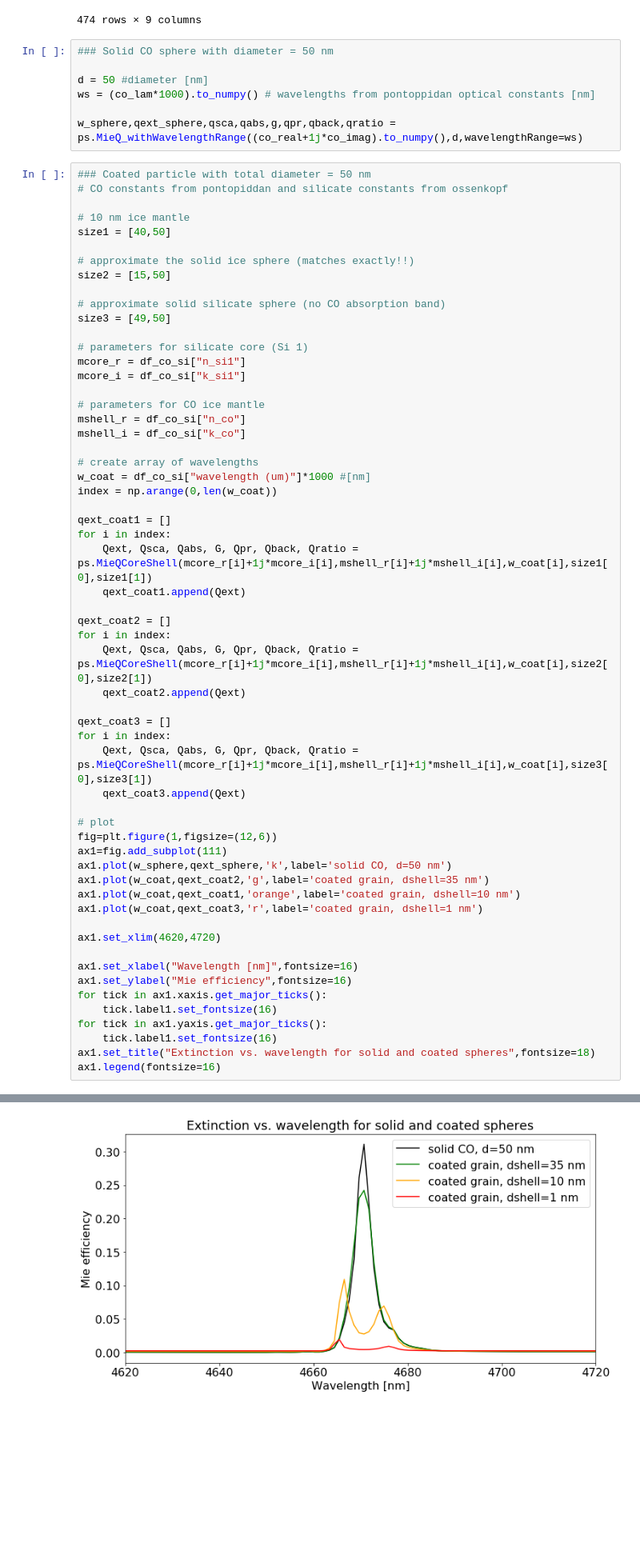
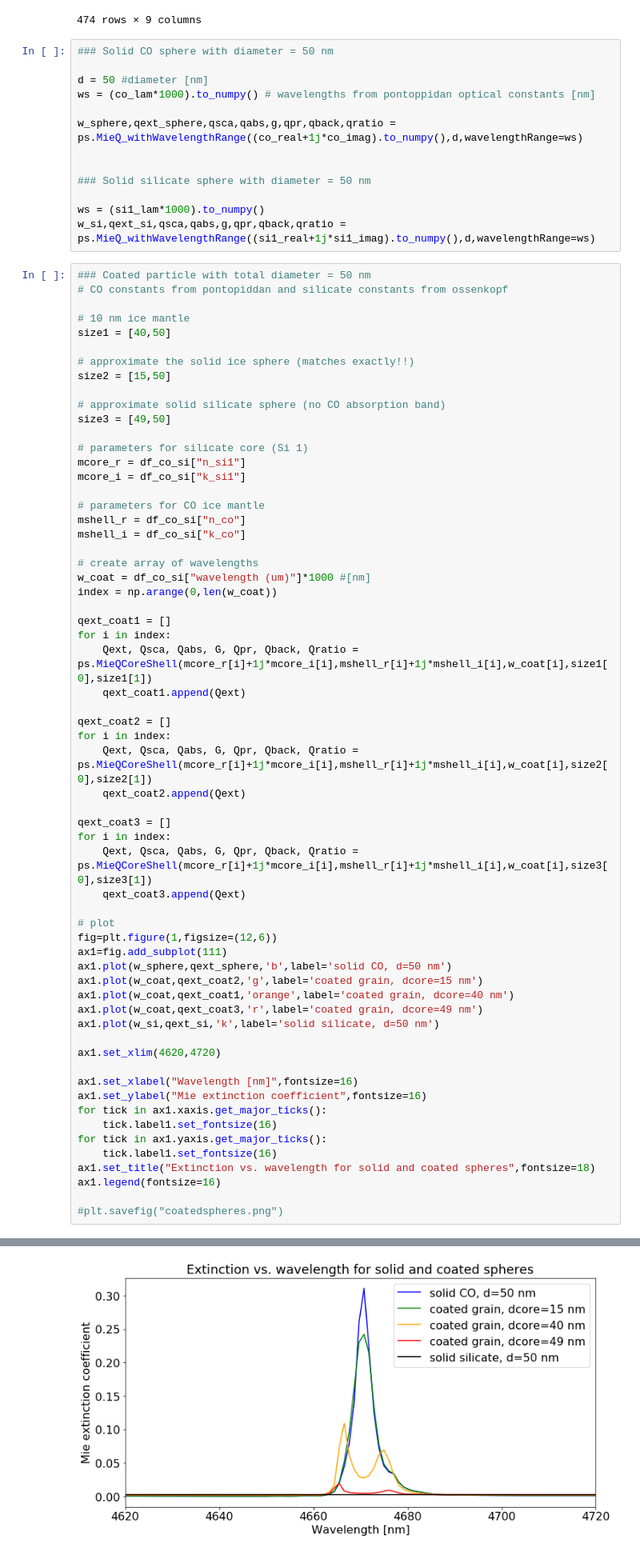
Before and after one commit to claraross1/ross_thesis, a Jupyter notebook: pymiescatt testing.ipynb, the cells around one changed output, grey strips where cells are left out. Shown: that part at 80% size. Saved outputs shown, nothing was run; the diff lists cells and outputs as text; blank space fills up the shorter version.

```diff
--- a/pymiescatt testing.ipynb
+++ b/pymiescatt testing.ipynb
@@ -618,6 +622,12 @@ d = 50 #diameter [nm]
 ws = (co_lam*1000).to_numpy() # wavelengths from pontoppidan optical constants [nm]
 
 w_sphere,qext_sphere,qsca,qabs,g,qpr,qback,qratio = ps.MieQ_withWavelengthRange((co_real+1j*co_imag).to_numpy(),d,wavelengthRange=ws)
+
+
+### Solid silicate sphere with diameter = 50 nm
+
+ws = (si1_lam*1000).to_numpy()
+w_si,qext_si,qsca,qabs,g,qpr,qback,qratio = ps.MieQ_withWavelengthRange((si1_real+1j*si1_imag).to_numpy(),d,wavelengthRange=ws)
 # %%
 ### Coated particle with total diameter = 50 nm
 # CO constants from pontopiddan and silicate constants from ossenkopf
@@ -646,39 +656,42 @@ index = np.arange(0,len(w_coat))
 qext_coat1 = []
 for i in index:
     Qext, Qsca, Qabs, G, Qpr, Qback, Qratio = ps.MieQCoreShell(mcore_r[i]+1j*mcore_i[i],mshell_r[i]+1j*mshell_i[i],w_coat[i],size1[0],size1[1])
     qext_coat1.append(Qext)
 
 qext_coat2 = []
 for i in index:
     Qext, Qsca, Qabs, G, Qpr, Qback, Qratio = ps.MieQCoreShell(mcore_r[i]+1j*mcore_i[i],mshell_r[i]+1j*mshell_i[i],w_coat[i],size2[0],size2[1])
     qext_coat2.append(Qext)
 
 qext_coat3 = []
 for i in index:
     Qext, Qsca, Qabs, G, Qpr, Qback, Qratio = ps.MieQCoreShell(mcore_r[i]+1j*mcore_i[i],mshell_r[i]+1j*mshell_i[i],w_coat[i],size3[0],size3[1])
     qext_coat3.append(Qext)
 
 # plot
 fig=plt.figure(1,figsize=(12,6))
 ax1=fig.add_subplot(111)
-ax1.plot(w_sphere,qext_sphere,'k',label='solid CO, d=50 nm')
-ax1.plot(w_coat,qext_coat2,'g',label='coated grain, dshell=35 nm')
-ax1.plot(w_coat,qext_coat1,'orange',label='coated grain, dshell=10 nm')
-ax1.plot(w_coat,qext_coat3,'r',label='coated grain, dshell=1 nm')
+ax1.plot(w_sphere,qext_sphere,'b',label='solid CO, d=50 nm')
+ax1.plot(w_coat,qext_coat2,'g',label='coated grain, dcore=15 nm')
+ax1.plot(w_coat,qext_coat1,'orange',label='coated grain, dcore=40 nm')
+ax1.plot(w_coat,qext_coat3,'r',label='coated grain, dcore=49 nm')
+ax1.plot(w_si,qext_si,'k',label='solid silicate, d=50 nm')
 
 ax1.set_xlim(4620,4720)
 
 ax1.set_xlabel("Wavelength [nm]",fontsize=16)
-ax1.set_ylabel("Mie efficiency",fontsize=16)
+ax1.set_ylabel("Mie extinction coefficient",fontsize=16)
 for tick in ax1.xaxis.get_major_ticks():
     tick.label1.set_fontsize(16)
 for tick in ax1.yaxis.get_major_ticks():
     tick.label1.set_fontsize(16)
 ax1.set_title("Extinction vs. wavelength for solid and coated spheres",fontsize=18)
 ax1.legend(fontsize=16)
+
+#plt.savefig("coatedspheres.png")
 # %% [output]
 <matplotlib.legend.Legend at 0x...>
-[figure, old version]
+[figure, new version]
 # %% [markdown]
 ## Rayleigh limit
 
```
Also changed, not shown: parts of 5 cells of this notebook, 5 other files.
